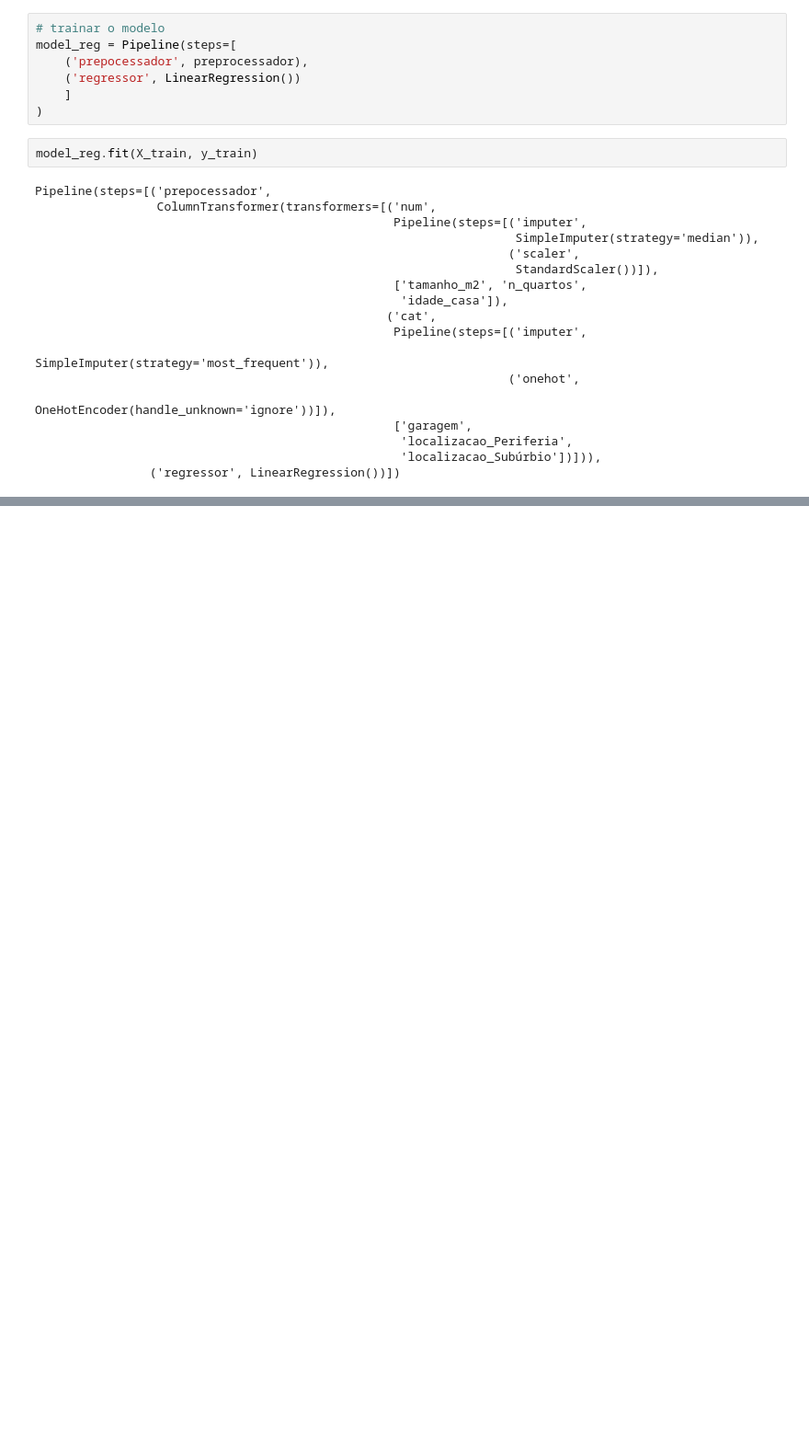
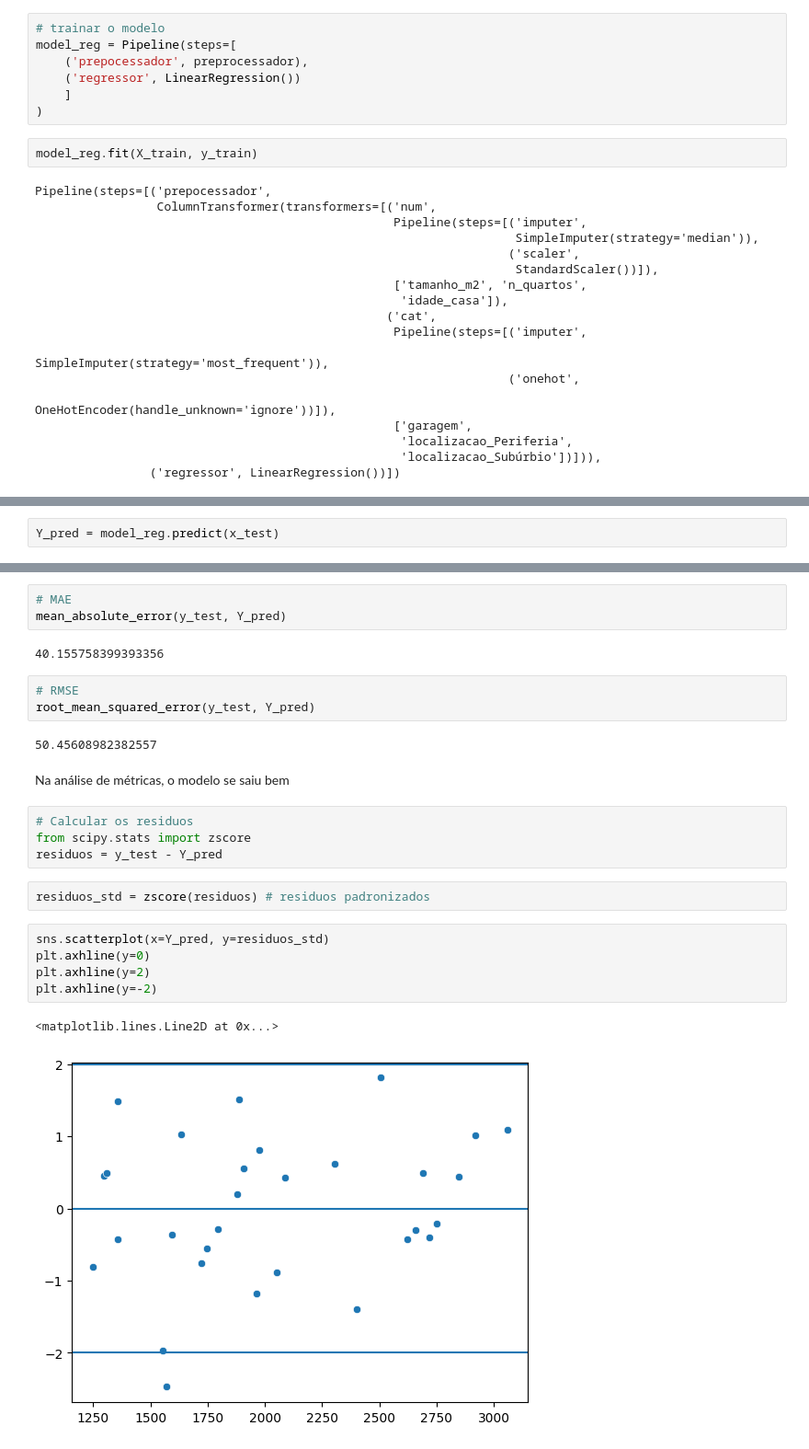
Before and after one commit to KauaCarneirodeMorais/modelo_regressao_linear_multipla_aluguel, a Jupyter notebook: modelo_aluguel.ipynb, the cells around one changed output, grey strips where cells are left out. Shown: that part at 92% size. Drawn from its saved outputs; the diff is of its cells as text; blank space fills up the shorter version.

Commit message:
feat: Model Assessment finished and predictions made

```diff
--- a/modelo_aluguel.ipynb
+++ b/modelo_aluguel.ipynb
@@ -373,0 +378,2 @@ Pipeline(steps=[('prepocessador',
+# %%
+Y_pred = model_reg.predict(x_test)
@@ -373,0 +385,26 @@ Pipeline(steps=[('prepocessador',
+# %%
+# MAE
+mean_absolute_error(y_test, Y_pred)
+# %% [output]
+40.155758399393356
+# %%
+# RMSE
+root_mean_squared_error(y_test, Y_pred)
+# %% [output]
+50.45608982382557
+# %% [markdown]
+Na análise de métricas, o modelo se saiu bem
+# %%
+# Calcular os residuos
+from scipy.stats import zscore
+residuos = y_test - Y_pred
+# %%
+residuos_std = zscore(residuos) # residuos padronizados
+# %%
+sns.scatterplot(x=Y_pred, y=residuos_std)
+plt.axhline(y=0)
+plt.axhline(y=2)
+plt.axhline(y=-2)
+# %% [output]
+<matplotlib.lines.Line2D at 0x...>
+[figure, added]
```
Also changed, not shown: parts of 25 cells of this notebook, 1 other file.
